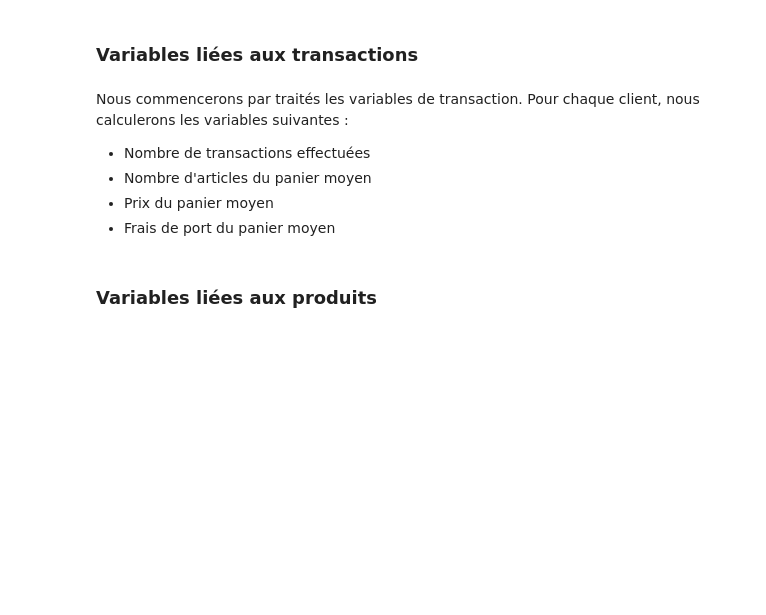
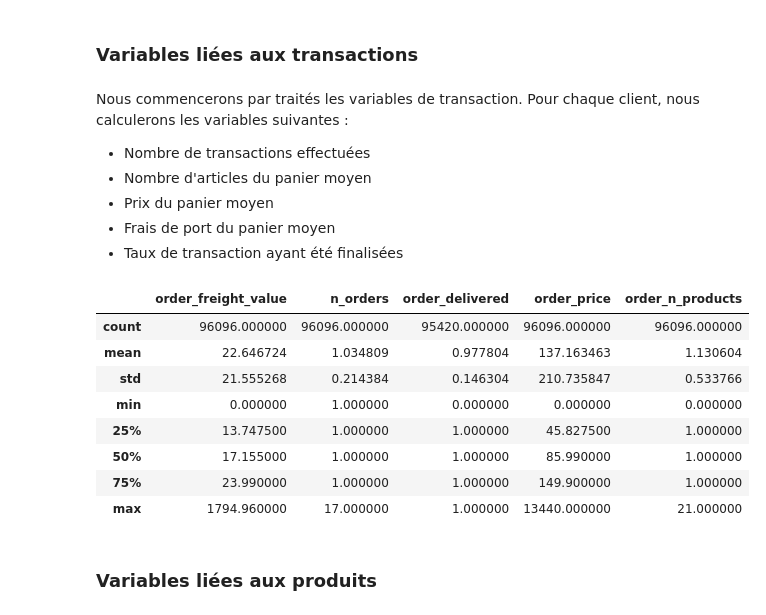
Before and after one commit to Pierre-Eloi/OC_DS_Project5, a Jupyter notebook: Project5_Data_Wrangling.ipynb, the cells around one changed output. Saved outputs shown, nothing was run; the diff lists cells and outputs as text; code cells hidden in the pictures; blank space fills up the shorter version.

```diff
--- a/Project5_Data_Wrangling.ipynb
+++ b/Project5_Data_Wrangling.ipynb
@@ -236,25 +208,49 @@ Nous commencerons par traités les variables de transaction. Pour chaque client,
 - Nombre d'articles du panier moyen
 - Prix du panier moyen
 - Frais de port du panier moyen
+- Taux de transaction ayant été finalisées
 # %%
+# Create a new dataframe with all required data
+df = pd.merge(df_orders, df_order_items, how="outer",
+              on="order_id", copy=True)
+df = df.merge(right=df_customers, how="outer",
+                on="customer_id", copy=False)
+
 values = ["order_id",
           "product_id",
           "price",
-          "freight_value"]
+          "freight_value",
+          "order_status"]
 aggfunc = {"order_id": pd.Series.nunique,
            "product_id": "count",
            "price": sum,
-           "freight_value": sum}
+           "freight_value": sum,
+           "order_status": lambda s: s[s=="delivered"].count()}
 
-pivot_orders = (pd.pivot_table(data, index="customer_unique_id",
-                              values=values, aggfunc=aggfunc)
+pivot_orders = (pd.pivot_table(df, index="customer_unique_id",
+                               values=values, aggfunc=aggfunc)
                   .rename(columns={"order_id": "n_orders",
-                                   "product_id": "n_products_order",
-                                   "price": "price_order",
-                                   "freight_value": "freight_value_order"})
-                  .assign(n_products=lambda df: df["n_products_order"]/df["n_orders"],
-                          price=lambda df: df["price_order"]/df["n_orders"],
-                          freight_value= lambda df: df["freight_value_order"]/df["n_orders"]))
+                                   "product_id": "order_n_products",
+                                   "price": "order_price",
+                                   "freight_value": "order_freight_value",
+                                   "order_status": "order_delivered"})
+                  .assign(order_delivered=lambda df: df[df["order_n_products"]>0]["order_delivered"]/
+                                                     df[df["order_n_products"]>0]["order_n_products"],
+                          order_n_products=lambda df: df["order_n_products"]/df["n_orders"],
+                          order_price=lambda df: df["order_price"]/df["n_orders"],
+                          order_freight_value= lambda df: df["order_freight_value"]/df["n_orders"]))
+# %%
+pivot_orders.describe()
+# %% [output]
+|  | order_freight_value | n_orders | order_delivered | order_price | order_n_products |
+| count | 96096.000000 | 96096.000000 | 95420.000000 | 96096.000000 | 96096.000000 |
+| mean | 22.646724 | 1.034809 | 0.977804 | 137.163463 | 1.130604 |
+| std | 21.555268 | 0.214384 | 0.146304 | 210.735847 | 0.533766 |
+| min | 0.000000 | 1.000000 | 0.000000 | 0.000000 | 0.000000 |
+| 25% | 13.747500 | 1.000000 | 1.000000 | 45.827500 | 1.000000 |
+| 50% | 17.155000 | 1.000000 | 1.000000 | 85.990000 | 1.000000 |
+| 75% | 23.990000 | 1.000000 | 1.000000 | 149.900000 | 1.000000 |
+| max | 1794.960000 | 17.000000 | 1.000000 | 13440.000000 | 21.000000 |
 # %% [markdown]
 ### Variables liées aux produits
 # %% [markdown]
```
Also changed, not shown: parts of 17 cells of this notebook.
